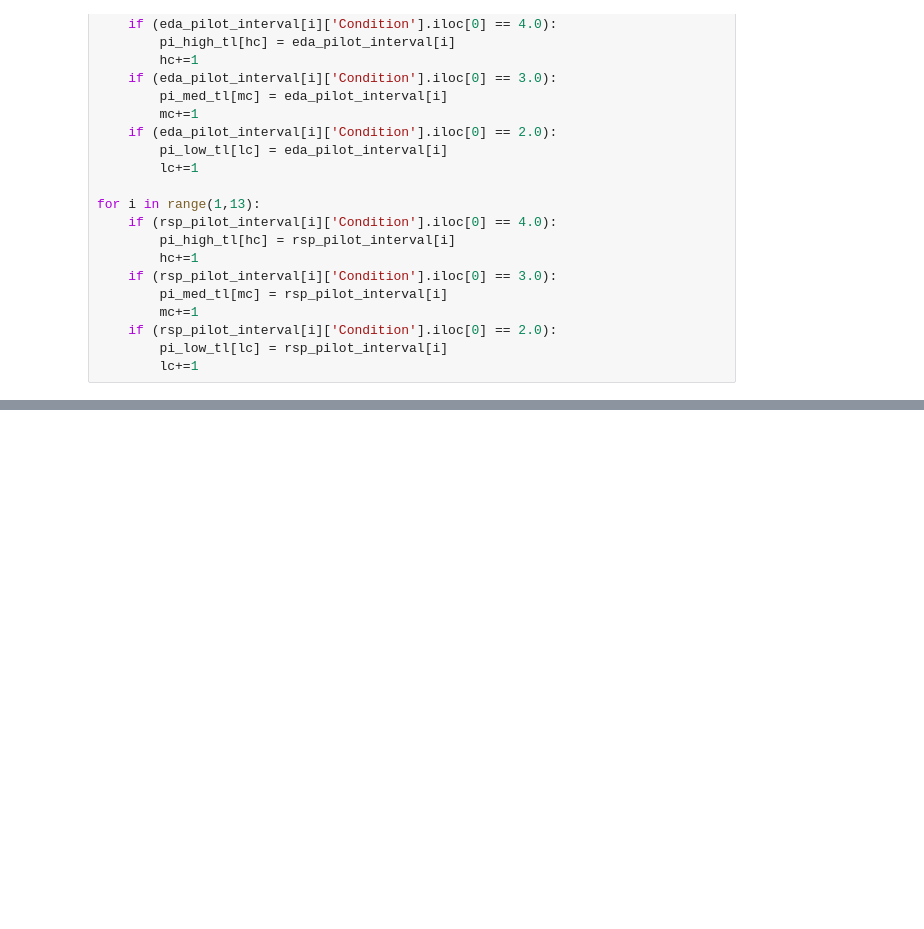
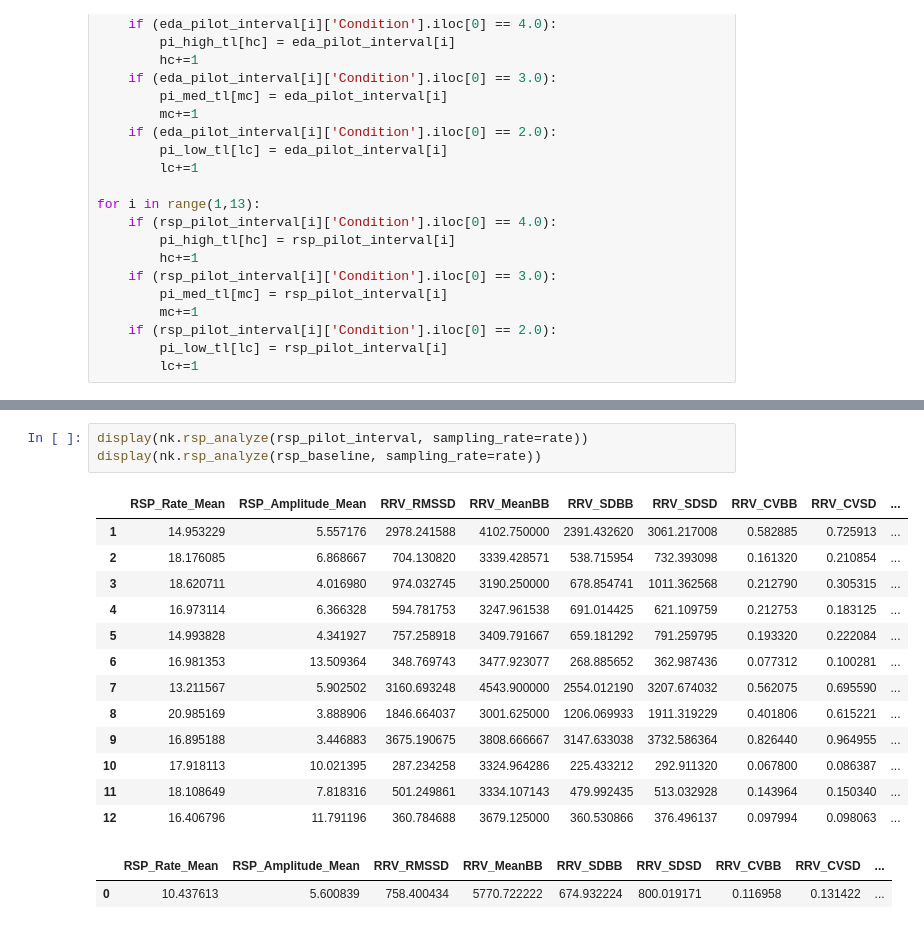
Before and after one commit to johnnyzhang295/HOME, a Jupyter notebook: Part206IntervalAnalysis.ipynb, the cells around one changed output, grey strips where cells are left out. Drawn from its saved outputs; the diff is of its cells as text; blank space fills up the shorter version.

```diff
--- a/Part206IntervalAnalysis.ipynb
+++ b/Part206IntervalAnalysis.ipynb
@@ -102,0 +183,19 @@ for i in range(1,13):
+# %%
+display(nk.rsp_analyze(rsp_pilot_interval, sampling_rate=rate))
+display(nk.rsp_analyze(rsp_baseline, sampling_rate=rate))
+# %% [output]
+|  | RSP_Rate_Mean | RSP_Amplitude_Mean | RRV_RMSSD | RRV_MeanBB | RRV_SDBB | RRV_SDSD | RRV_CVBB | RRV_CVSD | ... |
+| 1 | 14.953229 | 5.557176 | 2978.241588 | 4102.750000 | 2391.432620 | 3061.217008 | 0.582885 | 0.725913 | ... |
+| 2 | 18.176085 | 6.868667 | 704.130820 | 3339.428571 | 538.715954 | 732.393098 | 0.161320 | 0.210854 | ... |
+| 3 | 18.620711 | 4.016980 | 974.032745 | 3190.250000 | 678.854741 | 1011.362568 | 0.212790 | 0.305315 | ... |
+| 4 | 16.973114 | 6.366328 | 594.781753 | 3247.961538 | 691.014425 | 621.109759 | 0.212753 | 0.183125 | ... |
+| 5 | 14.993828 | 4.341927 | 757.258918 | 3409.791667 | 659.181292 | 791.259795 | 0.193320 | 0.222084 | ... |
+| 6 | 16.981353 | 13.509364 | 348.769743 | 3477.923077 | 268.885652 | 362.987436 | 0.077312 | 0.100281 | ... |
+| 7 | 13.211567 | 5.902502 | 3160.693248 | 4543.900000 | 2554.012190 | 3207.674032 | 0.562075 | 0.695590 | ... |
+| 8 | 20.985169 | 3.888906 | 1846.664037 | 3001.625000 | 1206.069933 | 1911.319229 | 0.401806 | 0.615221 | ... |
+| 9 | 16.895188 | 3.446883 | 3675.190675 | 3808.666667 | 3147.633038 | 3732.586364 | 0.826440 | 0.964955 | ... |
+| 10 | 17.918113 | 10.021395 | 287.234258 | 3324.964286 | 225.433212 | 292.911320 | 0.067800 | 0.086387 | ... |
+| 11 | 18.108649 | 7.818316 | 501.249861 | 3334.107143 | 479.992435 | 513.032928 | 0.143964 | 0.150340 | ... |
+| 12 | 16.406796 | 11.791196 | 360.784688 | 3679.125000 | 360.530866 | 376.496137 | 0.097994 | 0.098063 | ... |
+|  | RSP_Rate_Mean | RSP_Amplitude_Mean | RRV_RMSSD | RRV_MeanBB | RRV_SDBB | RRV_SDSD | RRV_CVBB | RRV_CVSD | ... |
+| 0 | 10.437613 | 5.600839 | 758.400434 | 5770.722222 | 674.932224 | 800.019171 | 0.116958 | 0.131422 | ... |
```
Also changed, not shown: parts of 9 cells of this notebook.
